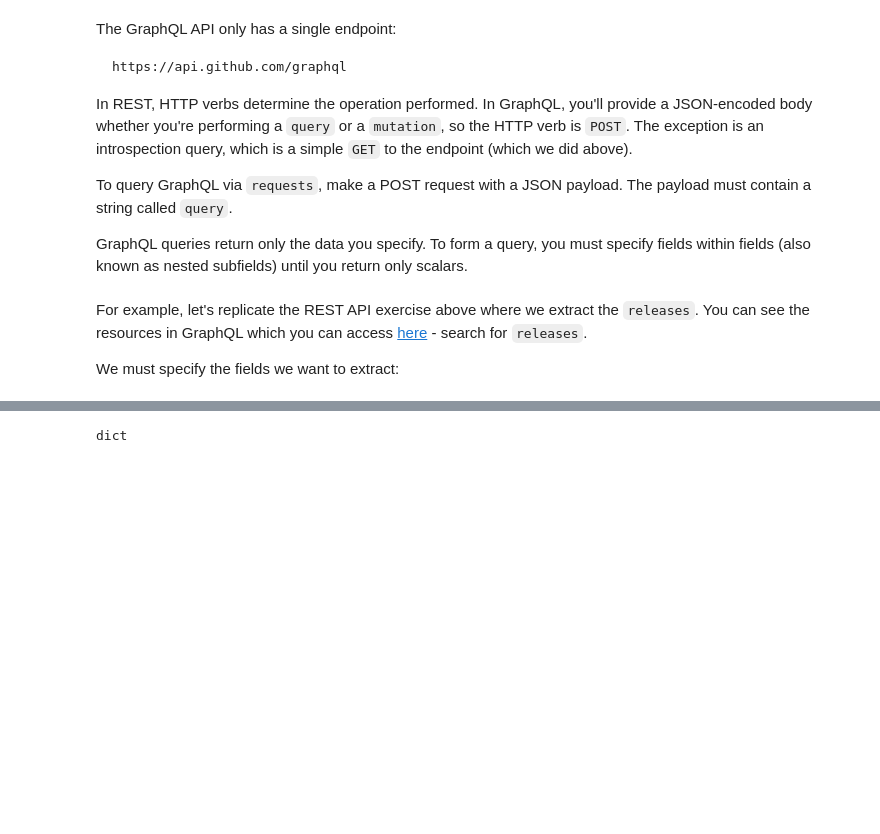
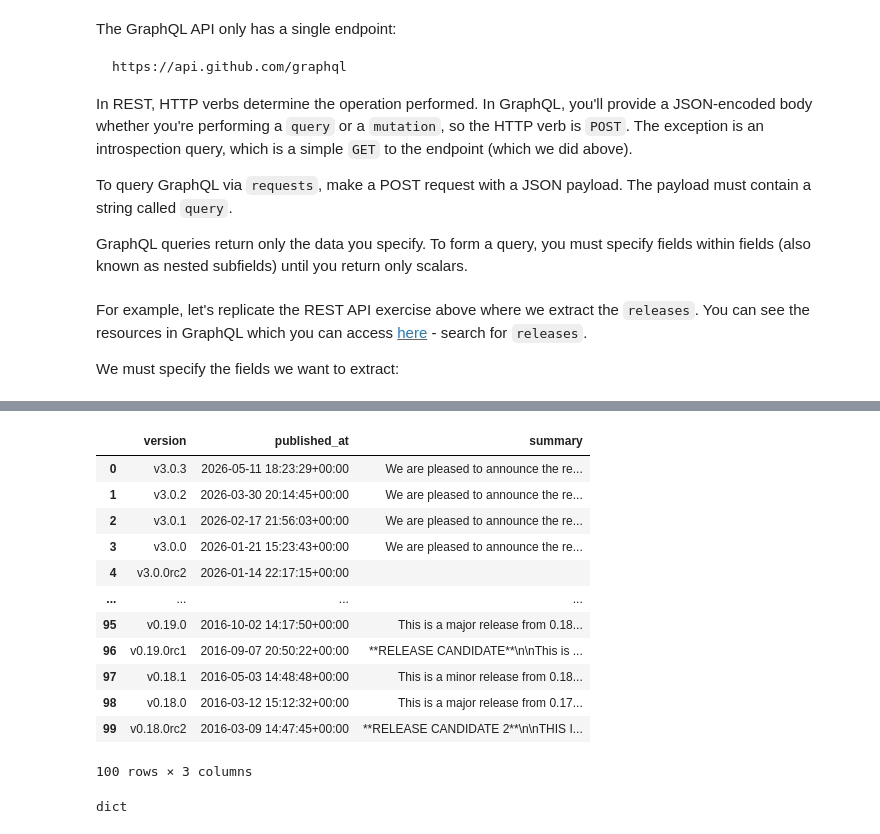
Before and after one commit to kennywong85/5m-data-2.4-data-extraction-scraping, a Jupyter notebook: notebooks/extraction_scraping_lesson.ipynb, the cells around one changed output, grey strips where cells are left out. Drawn from its saved outputs; the diff is of its cells as text; code cells hidden in the pictures; blank space fills up the shorter version.

```diff
--- a/notebooks/extraction_scraping_lesson.ipynb
+++ b/notebooks/extraction_scraping_lesson.ipynb
@@ -793,0 +1205,12 @@ The docs tell us this object has the type `ReleaseConnection`. Schema validation
+# %%
+# Navigate into the GraphQL response
+release_connection = releases["data"]["repository"]["releases"]
+
+# Check total release count
+print(release_connection["totalCount"])
+
+# Get the actual release records
+release_edges = release_connection["edges"]
+
+# Inspect the first release
+release_edges[0]["node"]
@@ -794,3 +1222,37 @@ The docs tell us this object has the type `ReleaseConnection`. Schema validation
+# %%
+# Extract only the useful fields from each release node
+graphql_releases_clean = [
+    {
+        "version": edge["node"]["tagName"],
+        "published_at": edge["node"]["publishedAt"],
+        "summary": edge["node"]["description"]
+    }
+    for edge in release_edges
+]
+
+# Convert into pandas DataFrame
+graphql_pandas_releases = pd.DataFrame(graphql_releases_clean)
+
+# Convert date column into datetime
+graphql_pandas_releases["published_at"] = pd.to_datetime(
+    graphql_pandas_releases["published_at"]
+)
+
+graphql_pandas_releases
+# %% [output]
+|  | version | published_at | summary |
+| 0 | v3.0.3 | 2026-05-11 18:23:29+00:00 | We are pleased to announce the re... |
+| 1 | v3.0.2 | 2026-03-30 20:14:45+00:00 | We are pleased to announce the re... |
+| 2 | v3.0.1 | 2026-02-17 21:56:03+00:00 | We are pleased to announce the re... |
+| 3 | v3.0.0 | 2026-01-21 15:23:43+00:00 | We are pleased to announce the re... |
+| 4 | v3.0.0rc2 | 2026-01-14 22:17:15+00:00 |  |
+| ... | ... | ... | ... |
+| 95 | v0.19.0 | 2016-10-02 14:17:50+00:00 | This is a major release from 0.18... |
+| 96 | v0.19.0rc1 | 2016-09-07 20:50:22+00:00 | **RELEASE CANDIDATE**\n\nThis is ... |
+| 97 | v0.18.1 | 2016-05-03 14:48:48+00:00 | This is a minor release from 0.18... |
+| 98 | v0.18.0 | 2016-03-12 15:12:32+00:00 | This is a major release from 0.17... |
+| 99 | v0.18.0rc2 | 2016-03-09 14:47:45+00:00 | **RELEASE CANDIDATE 2**\n\nTHIS I... |
+100 rows × 3 columns
 # %%
 releases = response.json()
 # %%
```
Also changed, not shown: parts of 55 cells of this notebook.
